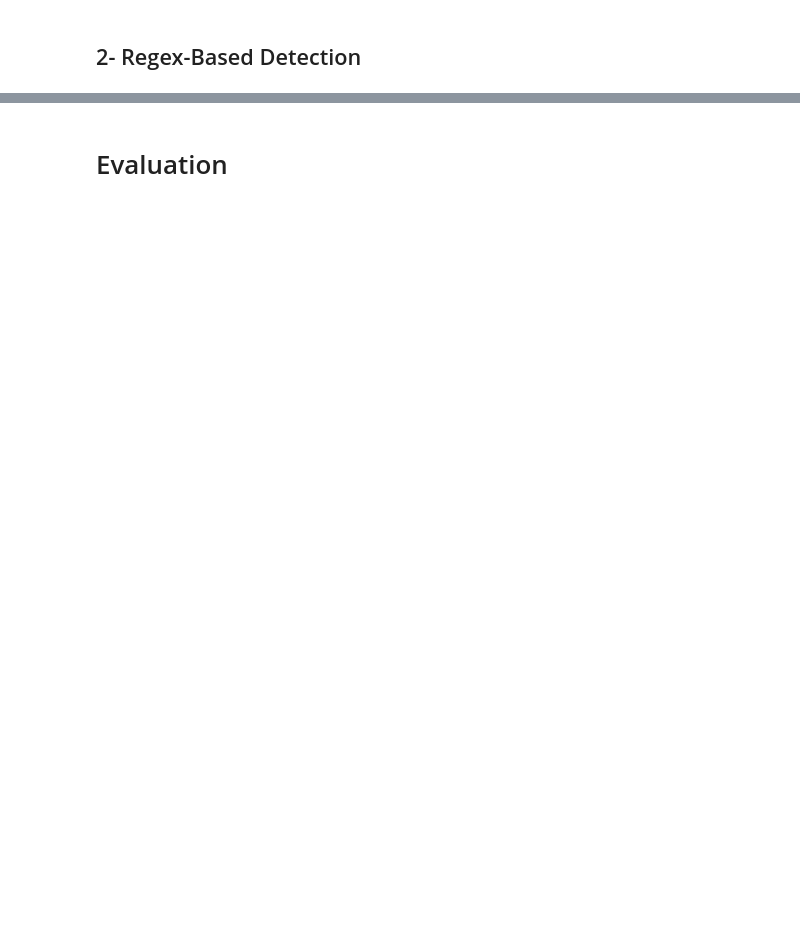
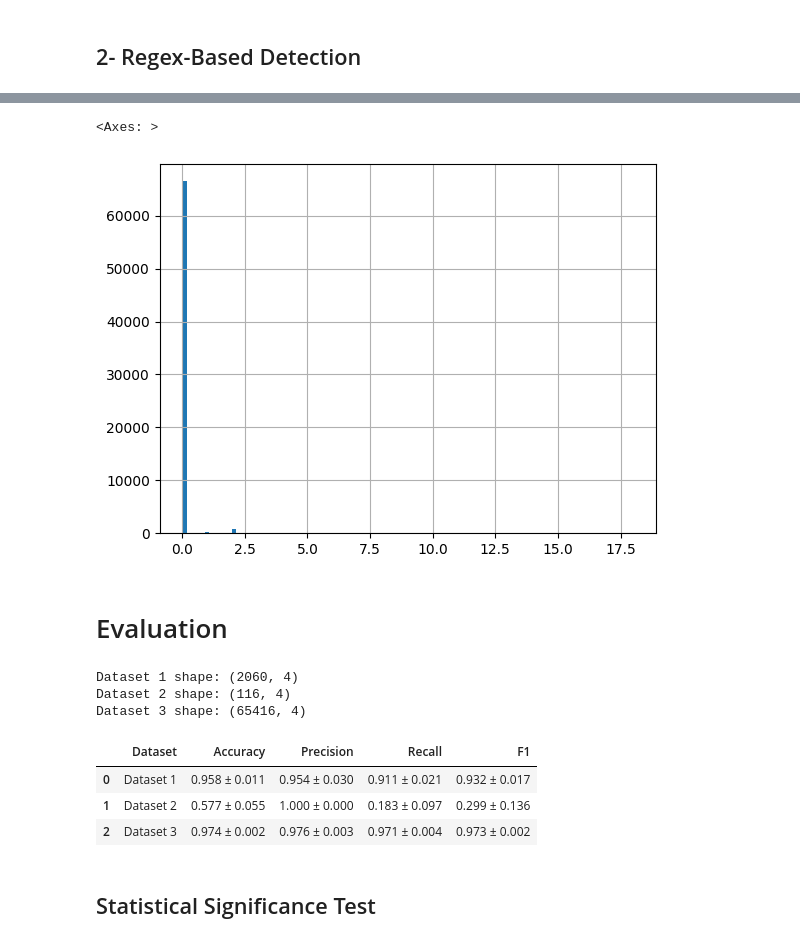
Before and after one commit to Sogol-Hosseini/PromptGaurd, a Jupyter notebook: src/main.ipynb, the cells around one changed output, grey strips where cells are left out. Cells and saved outputs as stored; diff of their text form; code cells hidden in the pictures; blank space fills up the shorter version.

```diff
--- a/src/main.ipynb
+++ b/src/main.ipynb
@@ -597,0 +285,4 @@ store the generated queries in a file
+# %%
+total_test_df = pd.concat(test_dataframes, ignore_index=True)
+
+total_test_df['prompt_inj_score'].value_counts()
@@ -597,0 +302,7 @@ store the generated queries in a file
+# %%
+import matplotlib.pyplot as plt
+
+total_test_df['prompt_inj_score'].hist(bins=100)
+# %% [output]
+<Axes: >
+[figure, added]
@@ -598,2 +312,49 @@ store the generated queries in a file
 # %% [markdown]
 # Evaluation
+# %%
+import glob
+import pandas as pd
+
+csv_files = glob.glob("test_dfs/*.csv")
+test_dataframes = [pd.read_csv(file) for file in csv_files]
+
+for i, df in enumerate(test_dataframes):
+    print(f"Dataset {i+1} shape: {df.shape}")
+# %% [output]
+Dataset 1 shape: (2060, 4)
+Dataset 2 shape: (116, 4)
+Dataset 3 shape: (65416, 4)
+# %%
+from sklearn.model_selection import cross_val_predict, cross_validate
+from xgboost import XGBClassifier
+
+scoring = ['accuracy', 'precision', 'recall', 'f1']
+results = []
+
+for i, test_df in enumerate(test_dataframes):
+    X = test_df[['maliciousness_score', 'prompt_inj_score']].dropna()
+    y = test_df.loc[X.index, 'label']
+
+    model = XGBClassifier()
+    predictions = cross_val_predict(model, X, y, cv=5)
+    scores = cross_validate(model, X, y, cv=5, scoring=scoring)
+
+    test_df['xgb_prediction'] = None
+    test_df.loc[X.index, 'xgb_prediction'] = predictions
+
+    row = {'Dataset': f'Dataset {i+1}'}
+    for metric in scoring:
+        mean_score = scores[f'test_{metric}'].mean()
+        std_score = scores[f'test_{metric}'].std()
+        row[metric.capitalize()] = f"{mean_score:.3f} ± {std_score:.3f}"
+    results.append(row)
+
+results_df = pd.DataFrame(results)
+results_df
+# %% [output]
+|  | Dataset | Accuracy | Precision | Recall | F1 |
+| 0 | Dataset 1 | 0.958 ± 0.011 | 0.954 ± 0.030 | 0.911 ± 0.021 | 0.932 ± 0.017 |
+| 1 | Dataset 2 | 0.577 ± 0.055 | 1.000 ± 0.000 | 0.183 ± 0.097 | 0.299 ± 0.136 |
+| 2 | Dataset 3 | 0.974 ± 0.002 | 0.976 ± 0.003 | 0.971 ± 0.004 | 0.973 ± 0.002 |
+# %% [markdown]
+## Statistical Significance Test
```
Also changed, not shown: parts of 57 cells of this notebook, 26 other files.
